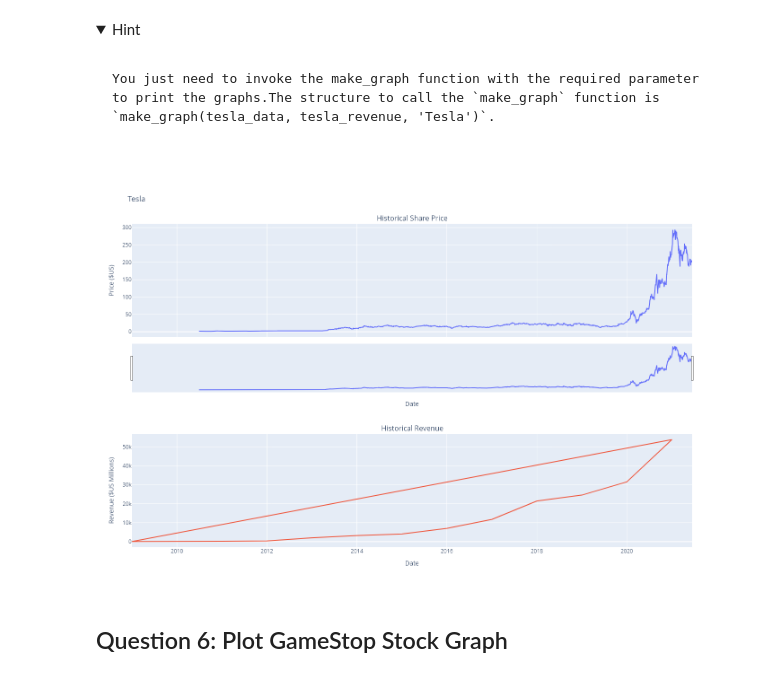
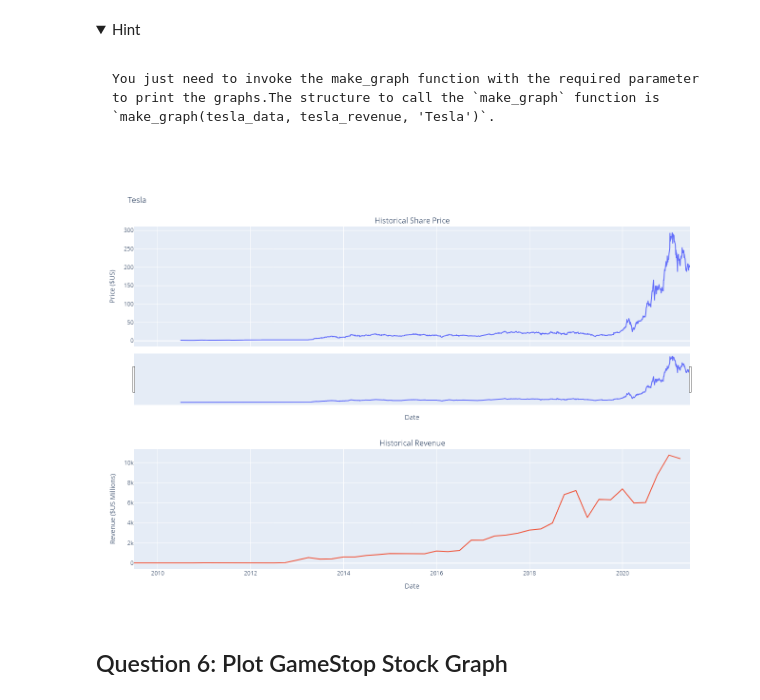
Before and after one commit to giganticvis/IBMDSPC, a Jupyter notebook: Final Assignment.ipynb, the cells around one changed output. Cells and saved outputs as stored; diff of their text form; code cells hidden in the pictures; folded sections open.

````diff
--- a/Final Assignment.ipynb
+++ b/Final Assignment.ipynb
@@ -157,25 +158,36 @@ We are focusing on quarterly revenue in the lab.
 ```
 
 </details>
-# %%
-tesla_revenue = pd.DataFrame(columns=["Date", "Revenue"])
-for row in beautiful_soup.find("tbody").find_all('tr'):
-    col = row.find_all("td")
-    date = col[0].text
-    Tesla_Quarterly_Revenue = col[1].text
-
-    # Finally we append the data of each row to the table
-    tesla_revenue = pd.concat([tesla_revenue,pd.DataFrame({"Date":[date], "Revenue":[Tesla_Quarterly_Revenue]})], ignore_index=True)
+# %%
+tesla_revenue = pd.DataFrame(columns=["Date", "Revenue"])
+
+# Create an empty DataFrame with the specified columns
+tesla_revenue = pd.DataFrame(columns=["Date", "Revenue"])
+
+# Assuming `beautiful_soup` is your BeautifulSoup object containing the HTML content
+tables = beautiful_soup.find_all('table')
+
+for table in tables:
+    if "Tesla Quarterly Revenue" in table.text:
+        rows = table.find_all('tr')
+
+        for row in rows:
+            cols = row.find_all('td')
+            if len(cols) >= 2:  # Ensure there are at least 2 columns (Date and Revenue)
+                date = cols[0].text.strip()
+                revenue = cols[1].text.strip()
+
+                if date and revenue:  # Check if both date and revenue are non-empty
+                    new_data = pd.DataFrame({"Date": [date], "Revenue": [revenue]})
+                    tesla_revenue = pd.concat([tesla_revenue, new_data], ignore_index=True)
 # %% [markdown]
 Execute the following line to remove the comma and dollar sign from the `Revenue` column.
 # %%
-tesla_revenue["Revenue"] = tesla_revenue['Revenue'].str.replace(',|\$',"")
+tesla_revenue['Revenue'] = tesla_revenue['Revenue'].str.replace(r'[,\$]', '', regex=True).astype(int)
 # %% [markdown]
 Execute the following lines to remove an null or empty strings in the Revenue column.
 # %%
 tesla_revenue.dropna(inplace=True)
-
-tesla_revenue = tesla_revenue[tesla_revenue['Revenue'] != ""]
 # %% [markdown]
 Display the last 5 row of the `tesla_revenue` dataframe using the `tail` function. Take a screenshot of the results.
 # %%
@@ -275,11 +298,10 @@ You just need to invoke the make_graph function with the required parameter to p
 
 </details>
 # %%
-tesla_revenue['Revenue'] = tesla_revenue['Revenue'].str.replace(',|\$', "")
 
 make_graph(tesla_data, tesla_revenue, 'Tesla')
 # %% [output]
-[figure, old version]
+[figure, new version]
 # %% [markdown]
 ## Question 6: Plot GameStop Stock Graph
 # %% [markdown]
````
Also changed, not shown: parts of 11 cells of this notebook.
